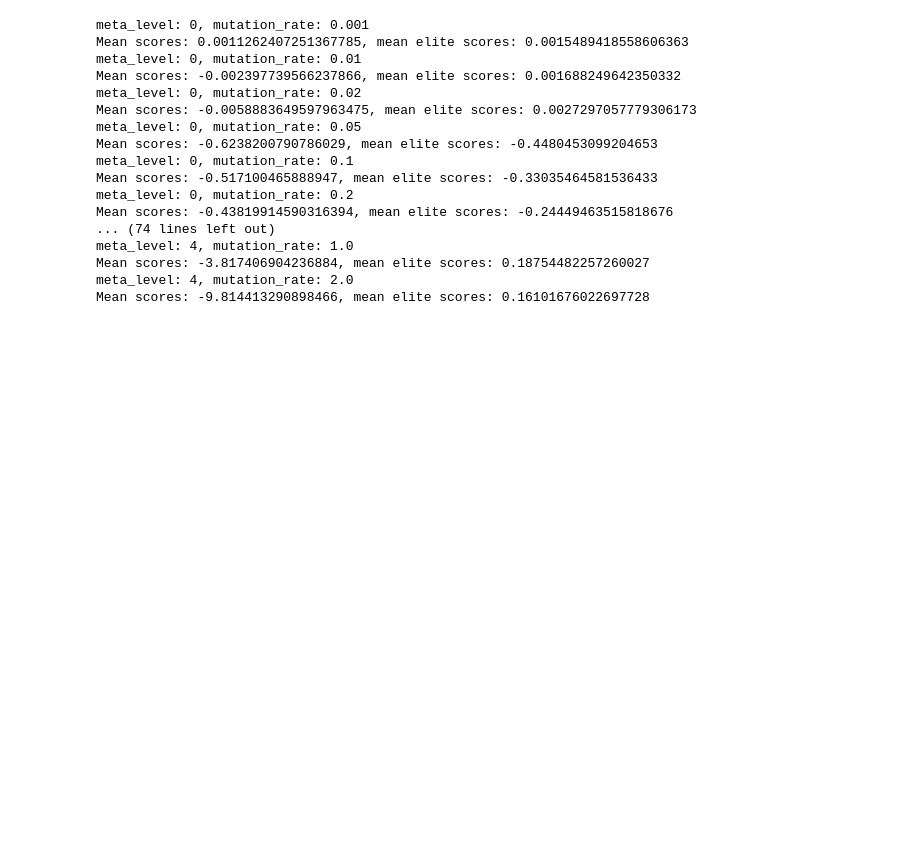
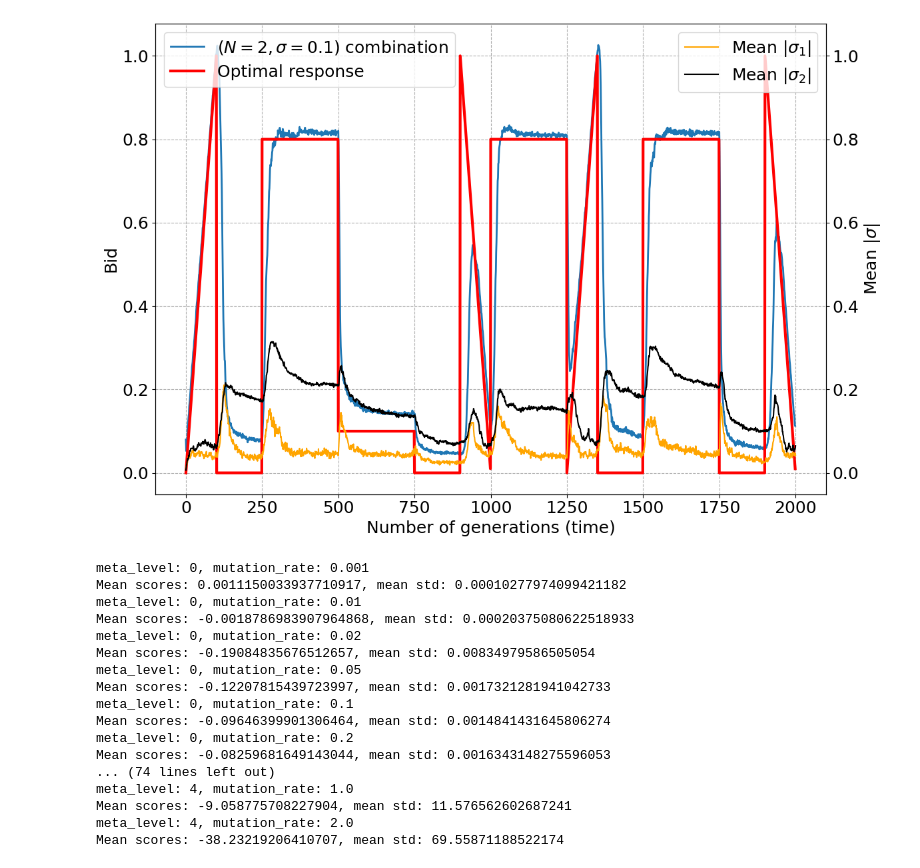
Before and after one commit to BGasperov/FERLUDE, a Jupyter notebook: code/Higher order mutation rates for an all-pay auction - single population vs bmark.ipynb, the cells around one changed output. Cells and saved outputs as stored; diff of their text form; code cells hidden in the pictures; blank space fills up the shorter version.

```diff
--- a/code/Higher order mutation rates for an all-pay auction - single population vs bmark.ipynb
+++ b/code/Higher order mutation rates for an all-pay auction - single population vs bmark.ipynb
@@ -263,3 +310,55 @@ plt.show()
+# %%
+import matplotlib.pyplot as plt
+
+# Create a larger figure
+fig, ax1 = plt.subplots(figsize=(12, 8))
+
+# Plot on the first y-axis (ax1)
+ax1.plot(allsmean3[0:2000], label="$(N=2, \sigma=0.1)$ combination", linewidth=2, linestyle='-')
+# ax1.plot(mean_as2[0:2000], label="$\sigma=0.1$", linestyle='-', linewidth=3, color='cyan')
+# ax1.plot(mean_as3[0:2000], label="$\sigma=1$", linestyle='-', color='black')
+# ax1.plot(mean_as1_elite[0:2000], linewidth=4, label="mean_actions_elites", linestyle='--', color='g')
+# ax1.plot(mean_as2[0:2000], label="Benchmark strategy", linewidth=2, linestyle='--', color='purple')
+#ax1.axhline(y=1, color='b', label="Value", linestyle='dotted')
+
+# Modify the optimals
+optimals = mean_as2[0:2000].copy()  # Avoid modifying the original array
+optimals[optimals > popevo.value] = 0
+ax1.plot(optimals, label="Optimal response", linewidth=3, linestyle='-', color='red')
+
+# Set up labels and ticks for the first y-axis
+ax1.set_xlabel("Number of generations (time)", fontsize=18)
+ax1.set_ylabel("Bid", fontsize=18)
+ax1.tick_params(axis='y', labelsize=18)
+ax1.tick_params(axis='x', labelsize=18)
+ax1.grid(True, linestyle="--")
+
+# Add legend for ax1
+ax1.legend(loc="upper left", fontsize=18)
+
+# Create the second y-axis (ax2), sharing the x-axis but with its own y-axis
+ax2 = ax1.twinx()
+
+# Plot mean_meta_1s on the second y-axis
+ax2.plot(np.mean(allmetas[:,:,0],axis=0), color="orange", label="Mean $|\sigma_1|$")
+ax2.plot(np.mean(allmetas[:,:,1],axis=0), color="black", label="Mean $|\sigma_2|$")
+
+# Set the same scale for both y-axes (if necessary)
+ax2.set_ylim(ax1.get_ylim())  # Ensure both y-axes have the same limits
+
+# Set labels and ticks for the second y-axis
+ax2.set_ylabel("Mean $|\sigma|$", fontsize=18)
+ax2.tick_params(axis='y', labelsize=18)
+
+# Add legend for ax2
+ax2.legend(loc="upper right", fontsize=18)
+
+# Show the plot
+plt.tight_layout()
+plt.savefig("meta4.pdf")
+plt.show()
+# %% [output]
+[figure, added]
 # %%
 for i in [0,1,2,3,4]:
     for j in [0.001,0.01,0.02,0.05,0.1,0.2,0.5,1.0,2.0]:
@@ -277,28 +376,28 @@ for i in [0,1,2,3,4]:
             mutation_type = 1,
             verbose = False)
         meta_mean_scores1 = []
-        meta_mean_scores1_elite = []
-        for k in range(10):
+        meta_std_scores1 = []
+        for k in range(50):
             mean_scores1, mean_scores2, std_scores1, std_scores2, mean_as1, mean_as2, std_as1, std_as2, mean_meta_1s, std_meta_1s, mean_scores1_elite, std_scores1_elite, mean_as1_elite, std_as1_elite, mean_meta_1s_elite, std_meta_1s_elite = popevo.evolve()
             meta_mean_scores1.append(np.mean(mean_scores1))
-            meta_mean_scores1_elite.append(np.mean(mean_scores1_elite))
+            #meta_std_scores1.append(np.std(mean_scores1))
         print("meta_level: {}, mutation_rate: {}".format(i,j))
-        print("Mean scores: {}, mean elite scores: {}".format(np.mean(meta_mean_scores1), np.mean(meta_mean_scores1_elite)))
+        print("Mean scores: {}, mean std: {}".format(np.mean(meta_mean_scores1), np.std(meta_mean_scores1)))
 # %% [output]
 meta_level: 0, mutation_rate: 0.001
-Mean scores: 0.0011262407251367785, mean elite scores: 0.0015489418558606363
+Mean scores: 0.0011150033937710917, mean std: 0.00010277974099421182
 meta_level: 0, mutation_rate: 0.01
-Mean scores: -0.002397739566237866, mean elite scores: 0.001688249642350332
+Mean scores: -0.0018786983907964868, mean std: 0.00020375080622518933
 meta_level: 0, mutation_rate: 0.02
-Mean scores: -0.0058883649597963475, mean elite scores: 0.0027297057779306173
+Mean scores: -0.19084835676512657, mean std: 0.00834979586505054
 meta_level: 0, mutation_rate: 0.05
-Mean scores: -0.6238200790786029, mean elite scores: -0.4480453099204653
+Mean scores: -0.12207815439723997, mean std: 0.0017321281941042733
 meta_level: 0, mutation_rate: 0.1
-Mean scores: -0.517100465888947, mean elite scores: -0.33035464581536433
+Mean scores: -0.09646399901306464, mean std: 0.0014841431645806274
 meta_level: 0, mutation_rate: 0.2
-Mean scores: -0.43819914590316394, mean elite scores: -0.24449463515818676
+Mean scores: -0.08259681649143044, mean std: 0.0016343148275596053
 ... (74 lines left out)
 meta_level: 4, mutation_rate: 1.0
-Mean scores: -3.817406904236884, mean elite scores: 0.18754482257260027
+Mean scores: -9.058775708227904, mean std: 11.576562602687241
 meta_level: 4, mutation_rate: 2.0
-Mean scores: -9.814413290898466, mean elite scores: 0.16101676022697728
+Mean scores: -38.23219206410707, mean std: 69.55871188522174
```
Also changed, not shown: parts of 9 cells of this notebook.
